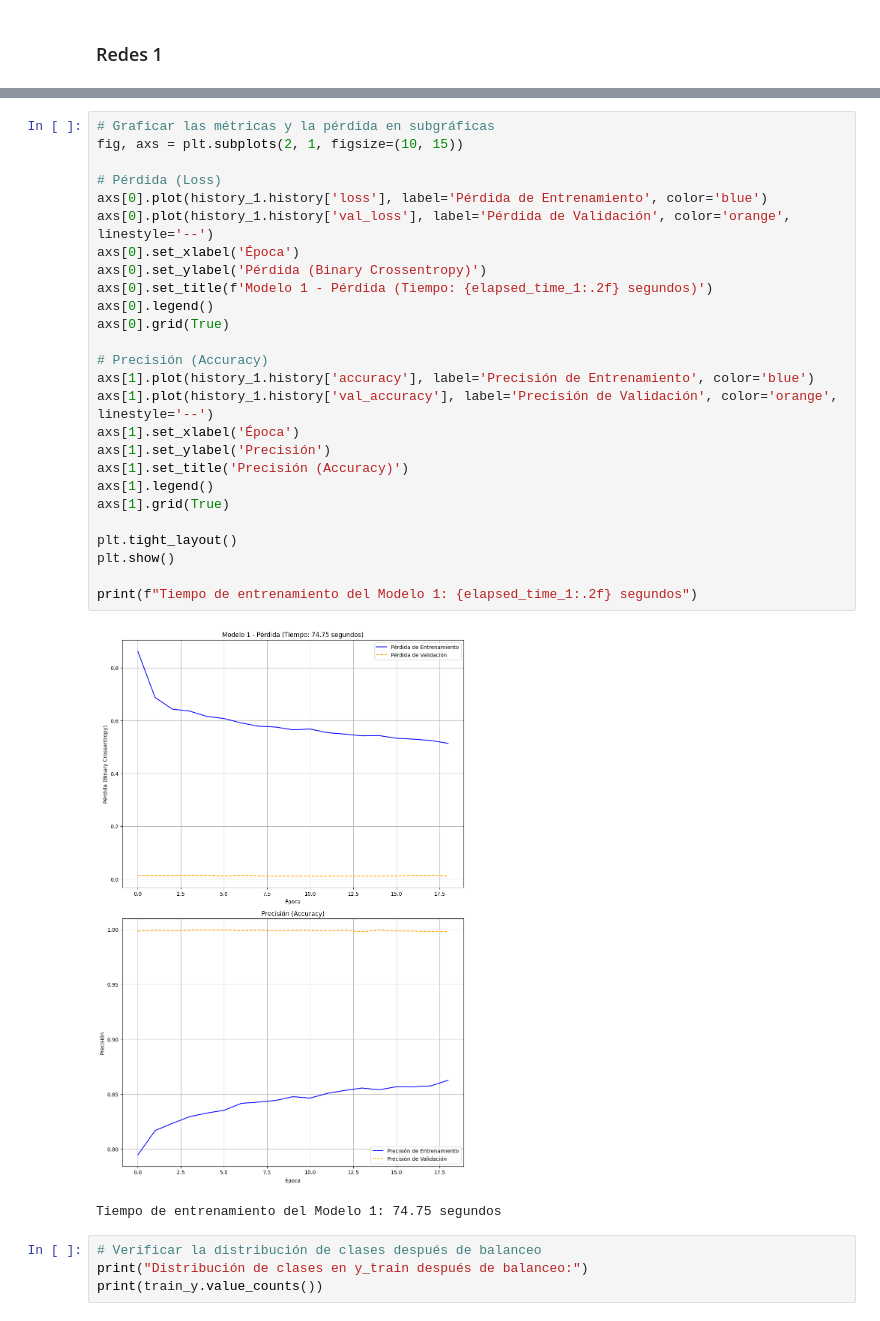
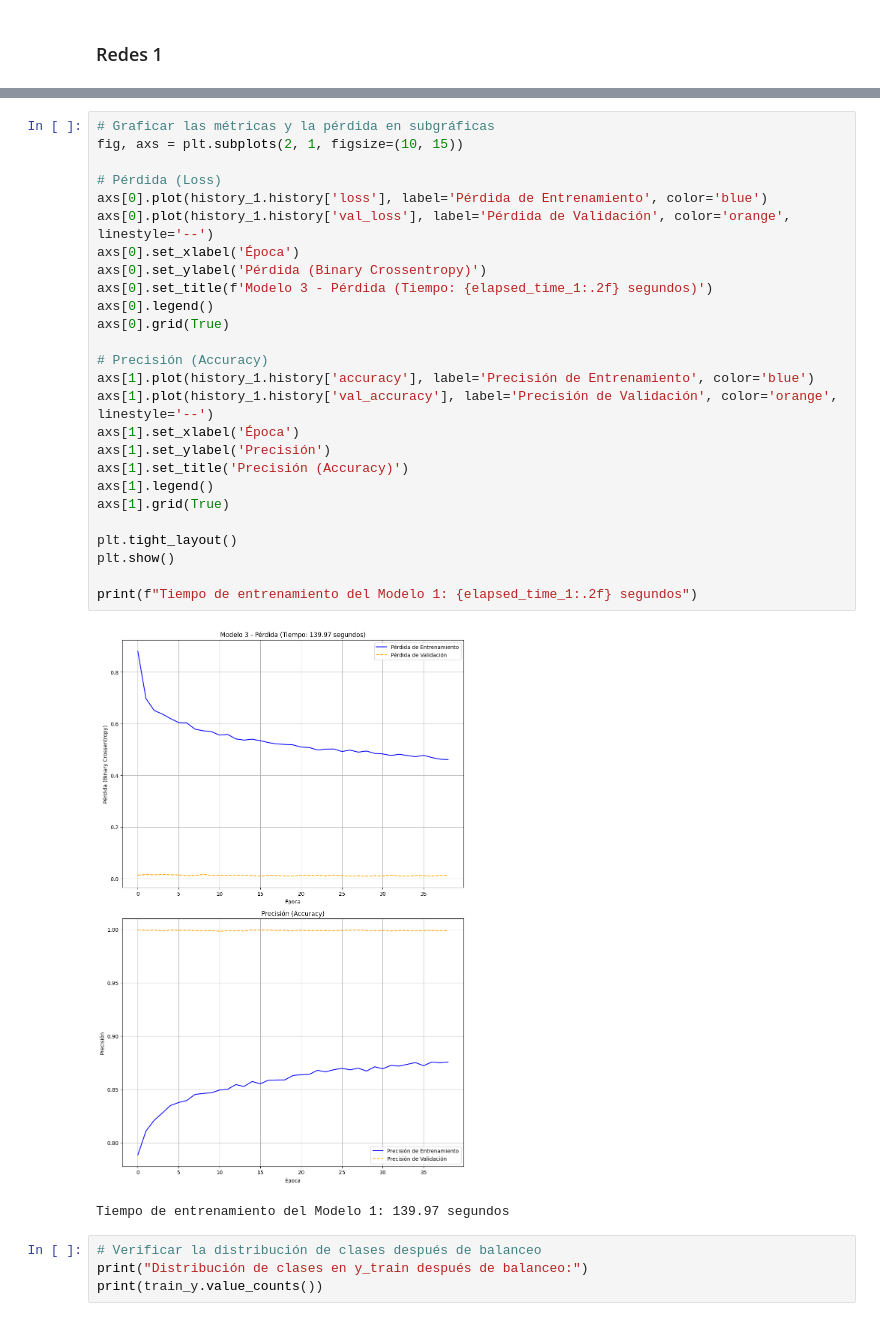
Before and after one commit to Marcocruz88/Repositorioproyecto2, a Jupyter notebook: codigo modelo.ipynb, the cells around one changed output, grey strips where cells are left out. Cells and saved outputs as stored; diff of their text form.

Commit message:
Modelo final

```diff
--- a/codigo modelo.ipynb
+++ b/codigo modelo.ipynb
@@ -684,32 +692,32 @@ Loss: 0.2631182372570038, Accuracy: 0.8911207318305969, AUC: 0.986353874206543
 # %%
 # Graficar las métricas y la pérdida en subgráficas
 fig, axs = plt.subplots(2, 1, figsize=(10, 15))
 
 # Pérdida (Loss)
 axs[0].plot(history_1.history['loss'], label='Pérdida de Entrenamiento', color='blue')
 axs[0].plot(history_1.history['val_loss'], label='Pérdida de Validación', color='orange', linestyle='--')
 axs[0].set_xlabel('Época')
 axs[0].set_ylabel('Pérdida (Binary Crossentropy)')
-axs[0].set_title(f'Modelo 1 - Pérdida (Tiempo: {elapsed_time_1:.2f} segundos)')
+axs[0].set_title(f'Modelo 3 - Pérdida (Tiempo: {elapsed_time_1:.2f} segundos)')
 axs[0].legend()
 axs[0].grid(True)
 
 # Precisión (Accuracy)
 axs[1].plot(history_1.history['accuracy'], label='Precisión de Entrenamiento', color='blue')
 axs[1].plot(history_1.history['val_accuracy'], label='Precisión de Validación', color='orange', linestyle='--')
 axs[1].set_xlabel('Época')
 axs[1].set_ylabel('Precisión')
 axs[1].set_title('Precisión (Accuracy)')
 axs[1].legend()
 axs[1].grid(True)
 
 plt.tight_layout()
 plt.show()
 
 print(f"Tiempo de entrenamiento del Modelo 1: {elapsed_time_1:.2f} segundos")
 # %% [output]
-[figure, old version]
+[figure, new version]
-Tiempo de entrenamiento del Modelo 1: 74.75 segundos
+Tiempo de entrenamiento del Modelo 1: 139.97 segundos
 # %%
 # Verificar la distribución de clases después de balanceo
 print("Distribución de clases en y_train después de balanceo:")
```
Also changed, not shown: parts of 11 cells of this notebook.
